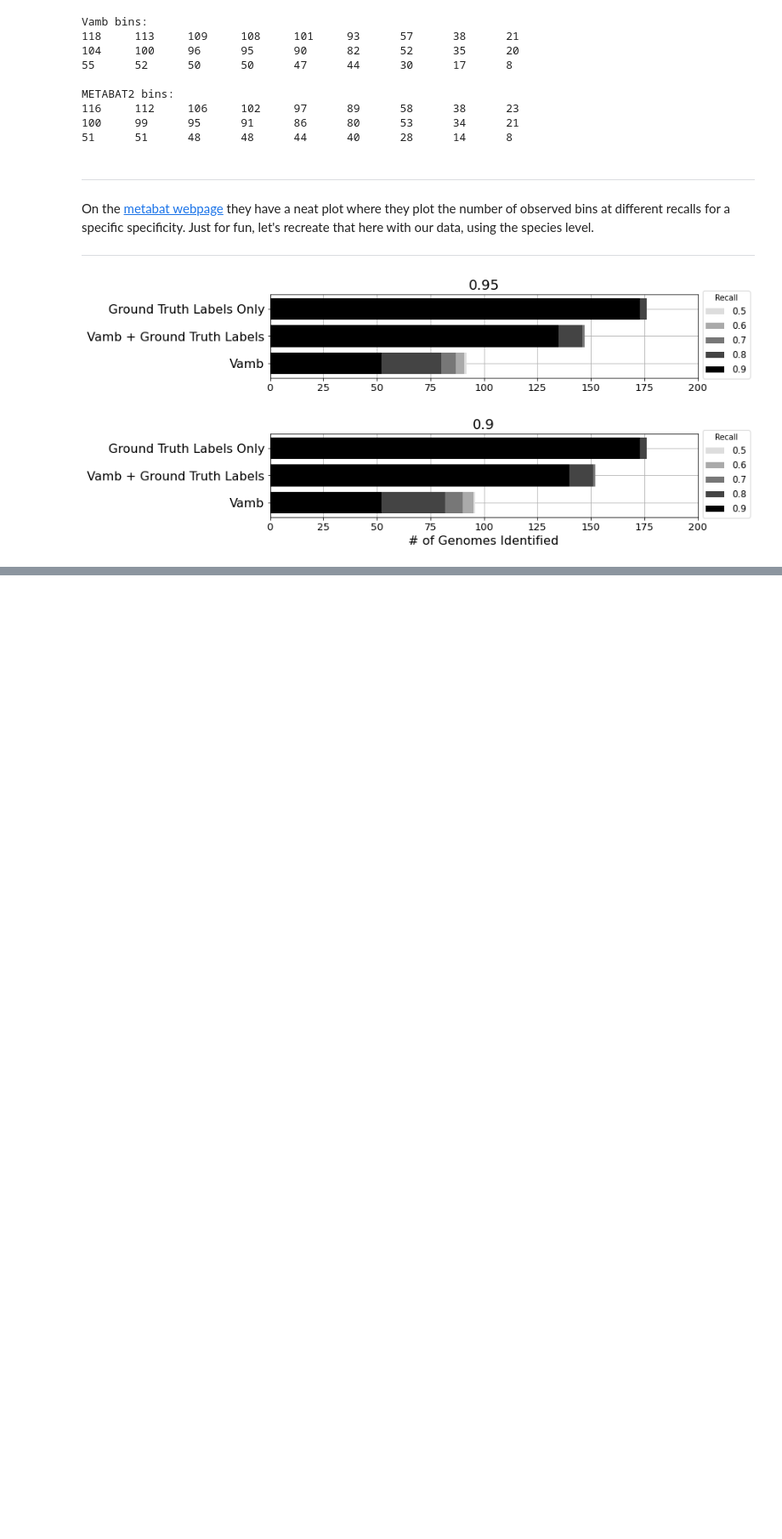
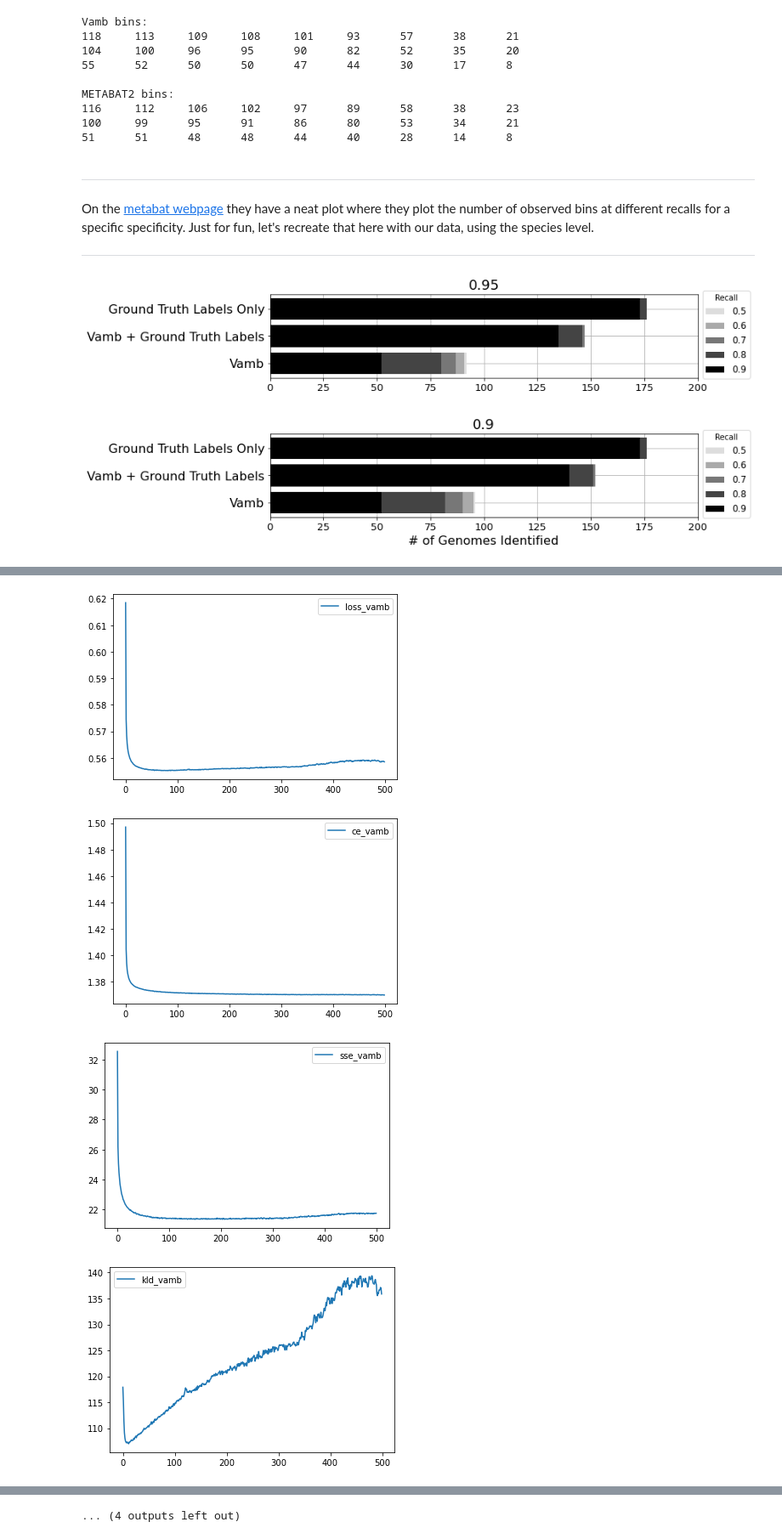
Before and after one commit to sgalkina/vamb, a Jupyter notebook: doc/tutorial.ipynb, the cells around one changed output, grey strips where cells are left out. Shown at 85% size. Drawn from its saved outputs; the diff is of its cells as text; code cells hidden in the pictures; blank space fills up the shorter version.

```diff
--- a/doc/tutorial.ipynb
+++ b/doc/tutorial.ipynb
@@ -1465,0 +1477,19 @@ for precision in 0.95, 0.9:
+# %%
+from collections import defaultdict
+
+def parse_logfile(filepath):
+    results = defaultdict(list)
+    with open(f'{PATH}/{filepath}') as f:
+        for line in f:
+            if line.startswith('loss_vamb'):
+                for metric in line.split(', '):
+                    k, v = metric.split(' ')
+                    results[k].append(float(v))
+    return results
+# %%
+import pandas as pd
+
+df1 = pd.DataFrame(parse_logfile('vamb_1.out'))
+df10 = pd.DataFrame(parse_logfile('vamb_10.out'))
+df50 = pd.DataFrame(parse_logfile('vamb_50.out'))
+df100 = pd.DataFrame(parse_logfile('vamb_100.out'))
@@ -1465,0 +1512,11 @@ for precision in 0.95, 0.9:
+# %%
+import matplotlib.pyplot as plt
+
+for c in df100.columns:
+    df100[[c]].plot()
+    plt.show()
+# %% [output]
+[figure, added]
+[figure, added]
+[figure, added]
+[figure, added]
@@ -1465,0 +1531 @@ for precision in 0.95, 0.9:
+... (4 outputs left out)
```
Also changed, not shown: parts of 12 cells of this notebook, 2 other files.
